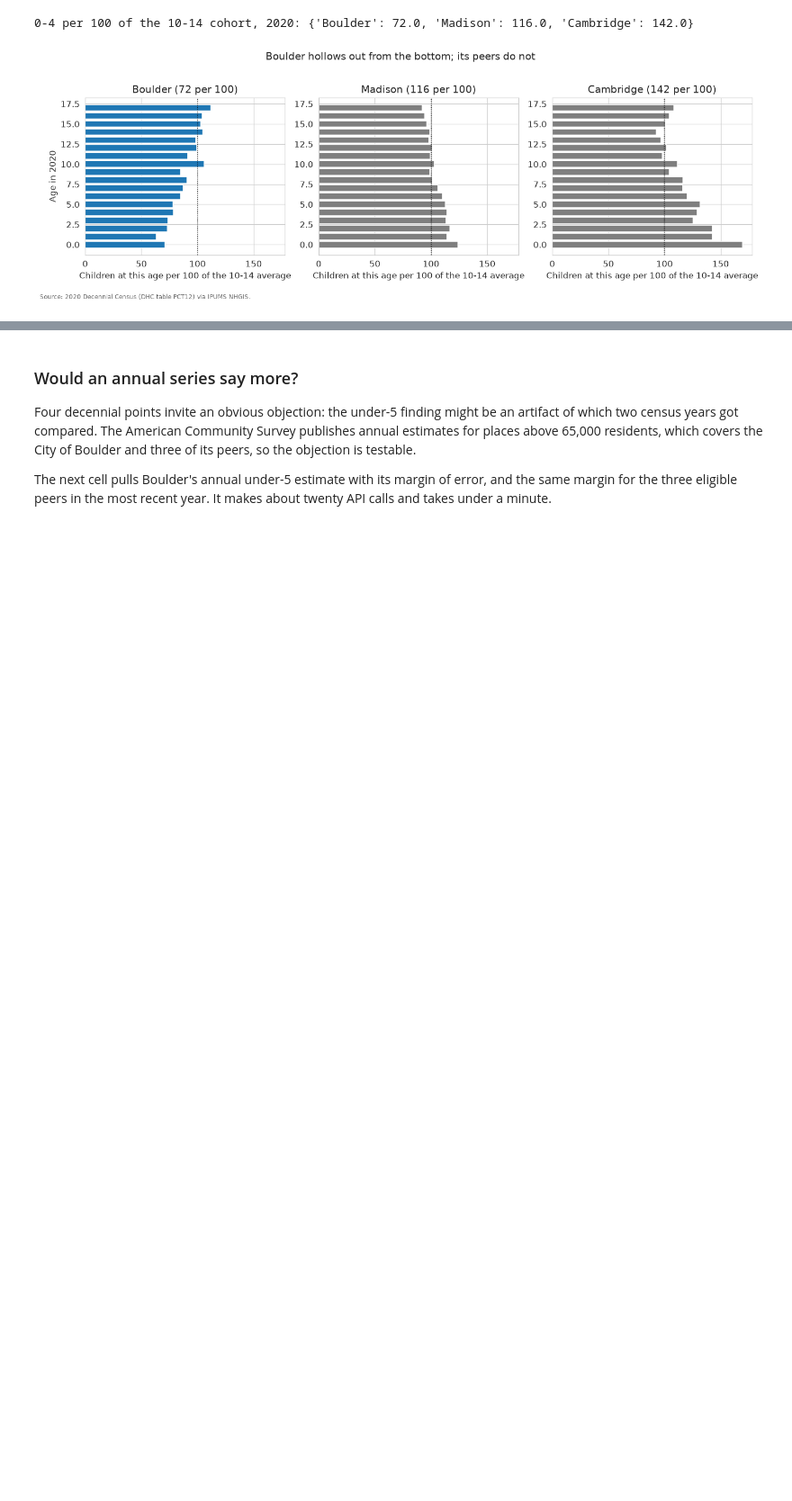
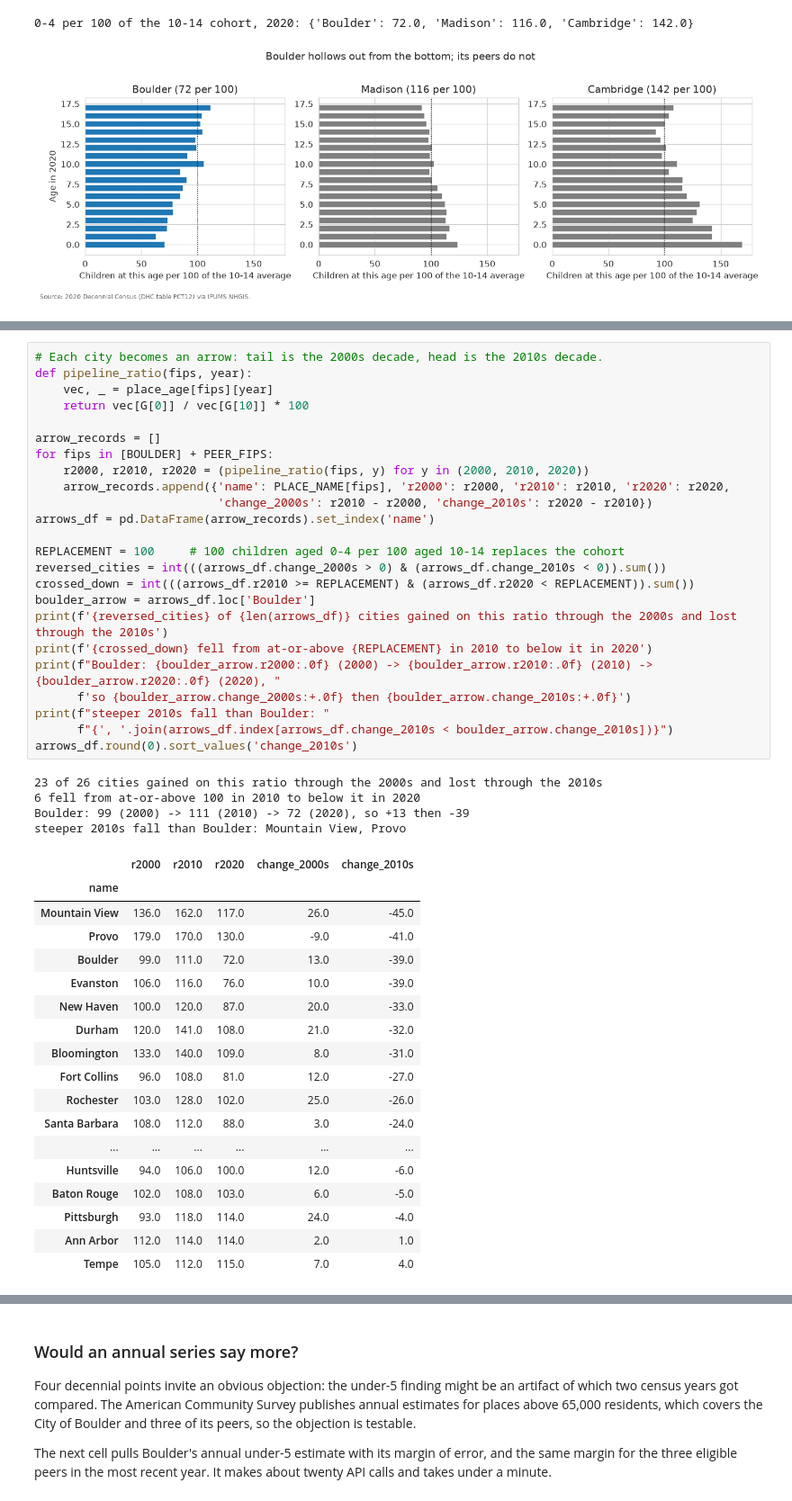
Before and after one commit to brianckeegan/charting-boulder, a Jupyter notebook: 2026-09-bvsd/BVSD.ipynb, the cells around one changed output, grey strips where cells are left out. Shown at 90% size. Cells and saved outputs as stored; diff of their text form; blank space fills up the shorter version.

```diff
--- a/2026-09-bvsd/BVSD.ipynb
+++ b/2026-09-bvsd/BVSD.ipynb
@@ -484,0 +497,47 @@ print('0-4 per 100 of the 10-14 cohort, 2020:', replacement_s.to_dict())
+# %%
+# Each city becomes an arrow: tail is the 2000s decade, head is the 2010s decade.
+def pipeline_ratio(fips, year):
+    vec, _ = place_age[fips][year]
+    return vec[G[0]] / vec[G[10]] * 100
+
+arrow_records = []
+for fips in [BOULDER] + PEER_FIPS:
+    r2000, r2010, r2020 = (pipeline_ratio(fips, y) for y in (2000, 2010, 2020))
+    arrow_records.append({'name': PLACE_NAME[fips], 'r2000': r2000, 'r2010': r2010, 'r2020': r2020,
+                          'change_2000s': r2010 - r2000, 'change_2010s': r2020 - r2010})
+arrows_df = pd.DataFrame(arrow_records).set_index('name')
+
+REPLACEMENT = 100     # 100 children aged 0-4 per 100 aged 10-14 replaces the cohort
+reversed_cities = int(((arrows_df.change_2000s > 0) & (arrows_df.change_2010s < 0)).sum())
+crossed_down = int(((arrows_df.r2010 >= REPLACEMENT) & (arrows_df.r2020 < REPLACEMENT)).sum())
+boulder_arrow = arrows_df.loc['Boulder']
+print(f'{reversed_cities} of {len(arrows_df)} cities gained on this ratio through the 2000s and lost through the 2010s')
+print(f'{crossed_down} fell from at-or-above {REPLACEMENT} in 2010 to below it in 2020')
+print(f"Boulder: {boulder_arrow.r2000:.0f} (2000) -> {boulder_arrow.r2010:.0f} (2010) -> {boulder_arrow.r2020:.0f} (2020), "
+      f'so {boulder_arrow.change_2000s:+.0f} then {boulder_arrow.change_2010s:+.0f}')
+print(f"steeper 2010s fall than Boulder: "
+      f"{', '.join(arrows_df.index[arrows_df.change_2010s < boulder_arrow.change_2010s])}")
+arrows_df.round(0).sort_values('change_2010s')
+# %% [output]
+23 of 26 cities gained on this ratio through the 2000s and lost through the 2010s
+6 fell from at-or-above 100 in 2010 to below it in 2020
+Boulder: 99 (2000) -> 111 (2010) -> 72 (2020), so +13 then -39
+steeper 2010s fall than Boulder: Mountain View, Provo
+|  | r2000 | r2010 | r2020 | change_2000s | change_2010s |
+| name |  |  |  |  |  |
+| Mountain View | 136.0 | 162.0 | 117.0 | 26.0 | -45.0 |
+| Provo | 179.0 | 170.0 | 130.0 | -9.0 | -41.0 |
+| Boulder | 99.0 | 111.0 | 72.0 | 13.0 | -39.0 |
+| Evanston | 106.0 | 116.0 | 76.0 | 10.0 | -39.0 |
+| New Haven | 100.0 | 120.0 | 87.0 | 20.0 | -33.0 |
+| Durham | 120.0 | 141.0 | 108.0 | 21.0 | -32.0 |
+| Bloomington | 133.0 | 140.0 | 109.0 | 8.0 | -31.0 |
+| Fort Collins | 96.0 | 108.0 | 81.0 | 12.0 | -27.0 |
+| Rochester | 103.0 | 128.0 | 102.0 | 25.0 | -26.0 |
+| Santa Barbara | 108.0 | 112.0 | 88.0 | 3.0 | -24.0 |
+| ... | ... | ... | ... | ... | ... |
+| Huntsville | 94.0 | 106.0 | 100.0 | 12.0 | -6.0 |
+| Baton Rouge | 102.0 | 108.0 | 103.0 | 6.0 | -5.0 |
+| Pittsburgh | 93.0 | 118.0 | 114.0 | 24.0 | -4.0 |
+| Ann Arbor | 112.0 | 114.0 | 114.0 | 2.0 | 1.0 |
+| Tempe | 105.0 | 112.0 | 115.0 | 7.0 | 4.0 |
```
Also changed, not shown: parts of 5 cells of this notebook, 5 other files.
